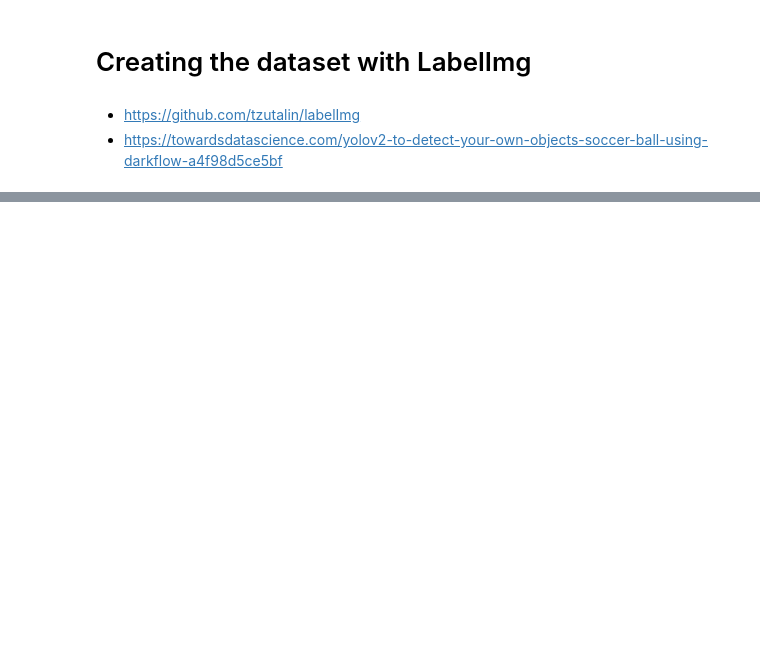
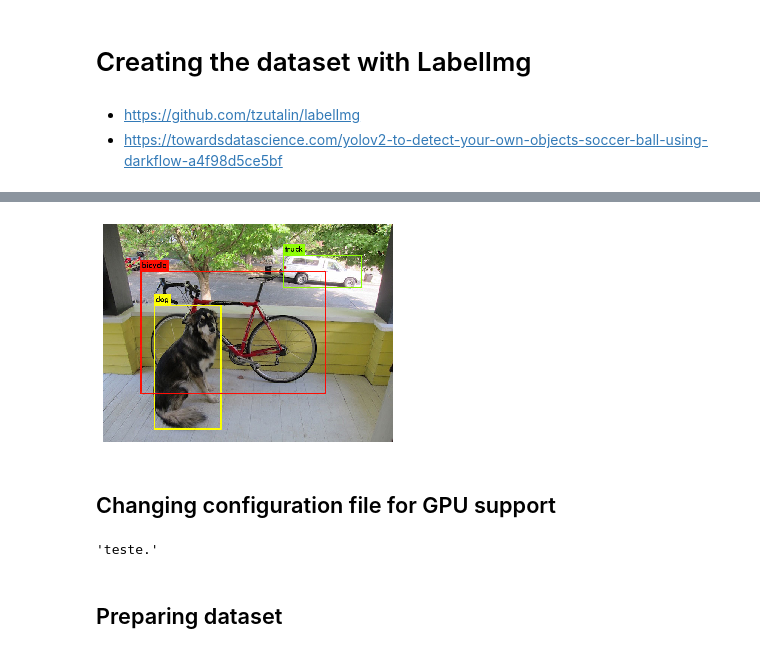
Before and after one commit to gillesvtsilvano/IA-PPGEEC-Winter_Course, a Jupyter notebook: Flowplayer_Selenium_YOLOv3.ipynb, the cells around one changed output, grey strips where cells are left out. Cells and saved outputs as stored; diff of their text form; code cells hidden in the pictures; blank space fills up the shorter version.

```diff
--- a/Flowplayer_Selenium_YOLOv3.ipynb
+++ b/Flowplayer_Selenium_YOLOv3.ipynb
@@ -107,0 +201,22 @@ iImage(filename='ss.png')
+# %%
+import cv2
+import matplotlib.pyplot as plt
+import os.path
+
+fig,ax = plt.subplots()
+ax.tick_params(labelbottom="off",bottom="off")
+ax.tick_params(labelleft="off",left="off")
+ax.set_xticklabels([])
+ax.axis('off')
+
+file = './predictions.jpg'
+if os.path.exists(file):
+  img = cv2.imread(file)
+
+  show_img = cv2.cvtColor(img, cv2.COLOR_BGR2RGB)
+  #plt.figure(figsize = (600, 600))
+  plt.imshow(show_img)
+# %% [output]
+[figure, added]
+# %% [markdown]
+## Changing configuration file for GPU support
@@ -107,0 +230,6 @@ iImage(filename='ss.png')
+# %%
+"teste.png"[:-3]
+# %% [output]
+'teste.'
+# %% [markdown]
+## Preparing dataset
```
Also changed, not shown: parts of 37 cells of this notebook.
